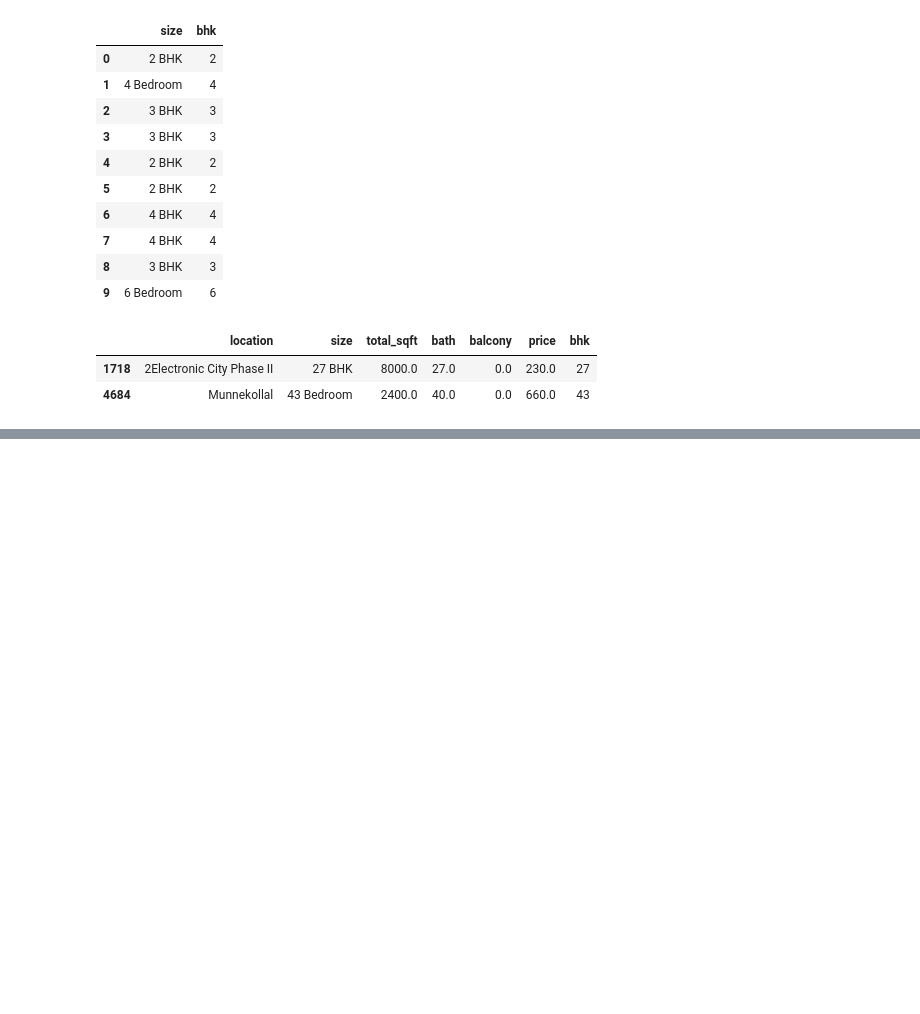
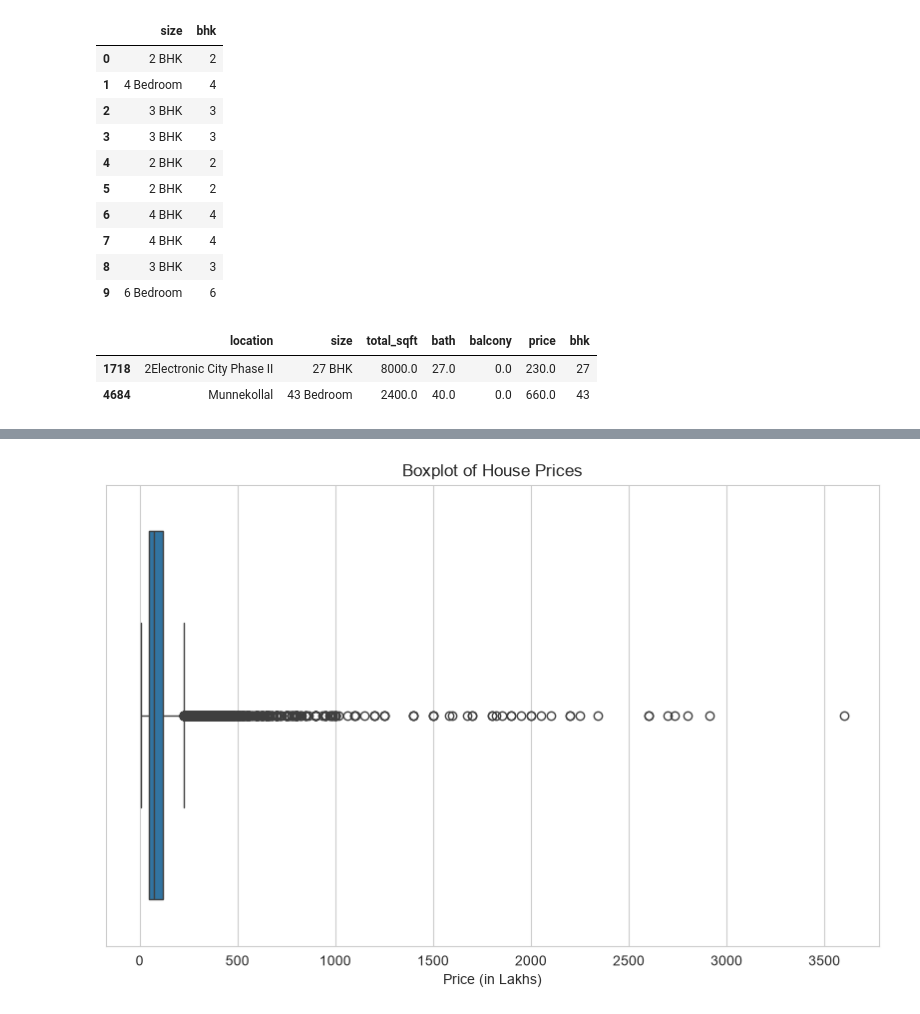
Before and after one commit to DevK-26/HousePricePrediction, a Jupyter notebook: Notebook /House_Price_EDA.ipynb, the cells around one changed output, grey strips where cells are left out. Drawn from its saved outputs; the diff is of its cells as text; code cells hidden in the pictures; blank space fills up the shorter version.

```diff
--- a/Notebook /House_Price_EDA.ipynb
+++ b/Notebook /House_Price_EDA.ipynb
@@ -212,0 +238,7 @@ df4[df4['bhk'] > 20]
+# %%
+sns.boxplot(x=df4['price'])
+plt.title('Boxplot of House Prices')
+plt.xlabel('Price (in Lakhs)')
+plt.show()
+# %% [output]
+[figure, added]
```
Also changed, not shown: parts of 7 cells of this notebook.
